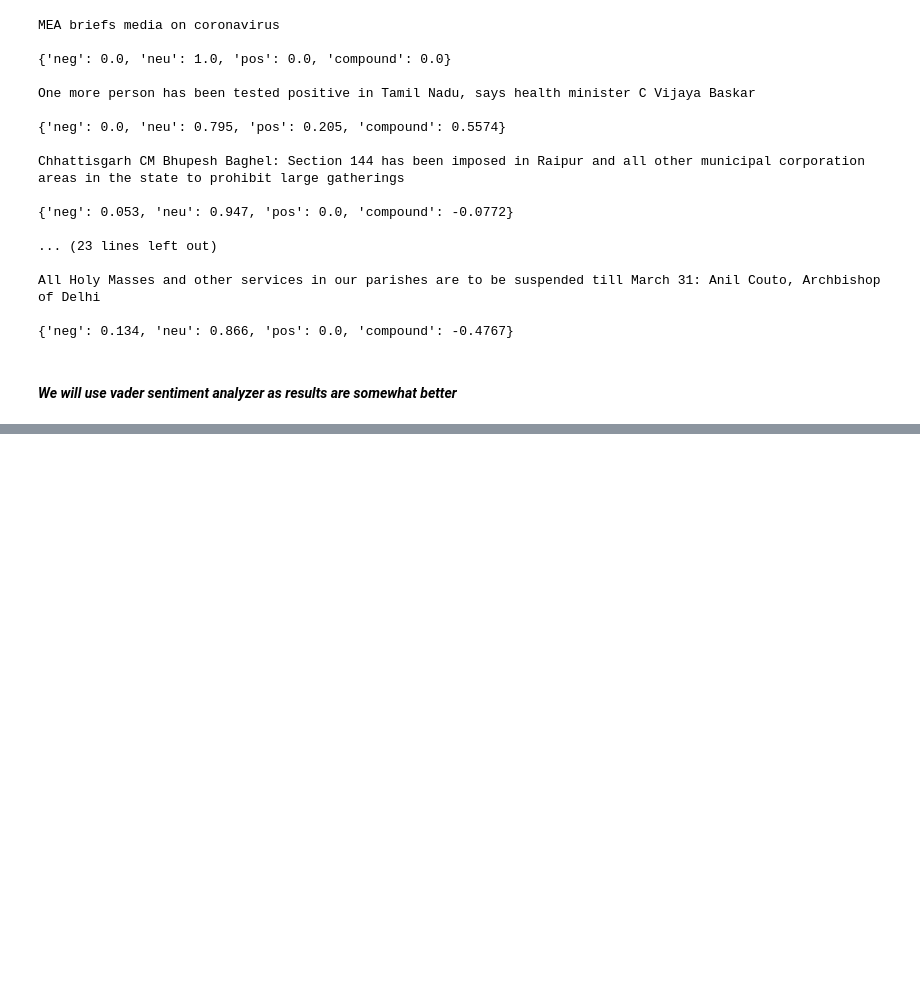
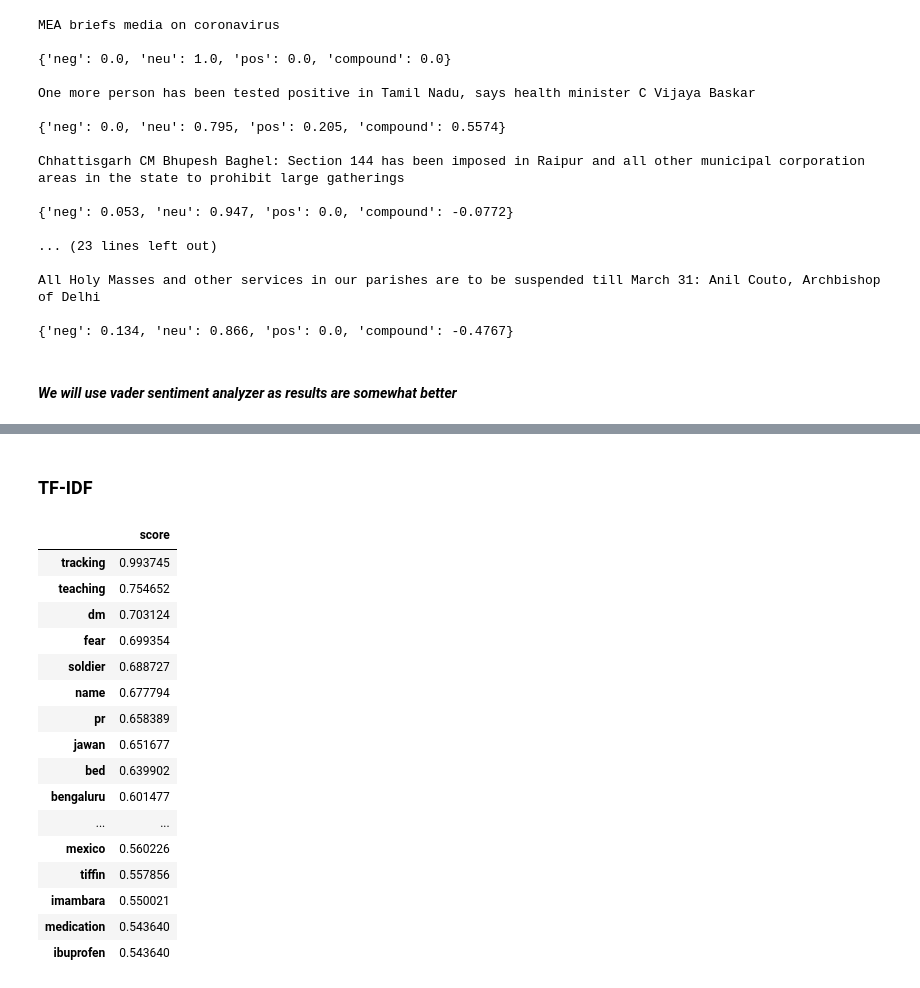
Before and after one commit to subhasisj/python-projects, a Jupyter notebook: Machine_Learning_Projects/COVID-19/Notebooks/Topic_modelling_of_news_articles.ipynb, the cells around one changed output, grey strips where cells are left out. Cells and saved outputs as stored; diff of their text form; code cells hidden in the pictures; blank space fills up the shorter version.

```diff
--- a/Machine_Learning_Projects/COVID-19/Notebooks/Topic_modelling_of_news_articles.ipynb
+++ b/Machine_Learning_Projects/COVID-19/Notebooks/Topic_modelling_of_news_articles.ipynb
@@ -172,0 +180,2 @@ pyLDAvis.display(lda_display)
+# %% [markdown]
+### TF-IDF
@@ -172,0 +191,22 @@ pyLDAvis.display(lda_display)
+# %%
+tfidf_word_with_score = pd.DataFrame.from_dict( d ,orient = 'index',columns = ['score'])
+tfidf_word_with_score.sort_values(by = 'score',ascending =False,inplace=True)
+tfidf_word_with_score.head(20)
+# %% [output]
+|  | score |
+| tracking | 0.993745 |
+| teaching | 0.754652 |
+| dm | 0.703124 |
+| fear | 0.699354 |
+| soldier | 0.688727 |
+| name | 0.677794 |
+| pr | 0.658389 |
+| jawan | 0.651677 |
+| bed | 0.639902 |
+| bengaluru | 0.601477 |
+| ... | ... |
+| mexico | 0.560226 |
+| tiffin | 0.557856 |
+| imambara | 0.550021 |
+| medication | 0.543640 |
+| ibuprofen | 0.543640 |
```
Also changed, not shown: parts of 20 cells of this notebook.
